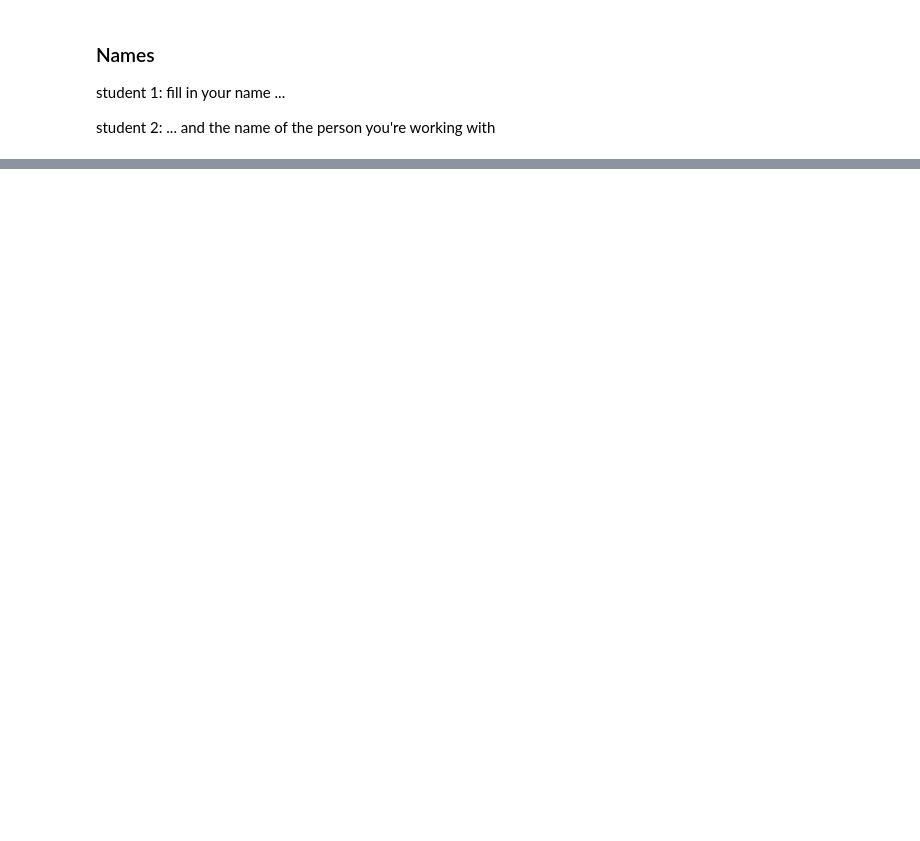
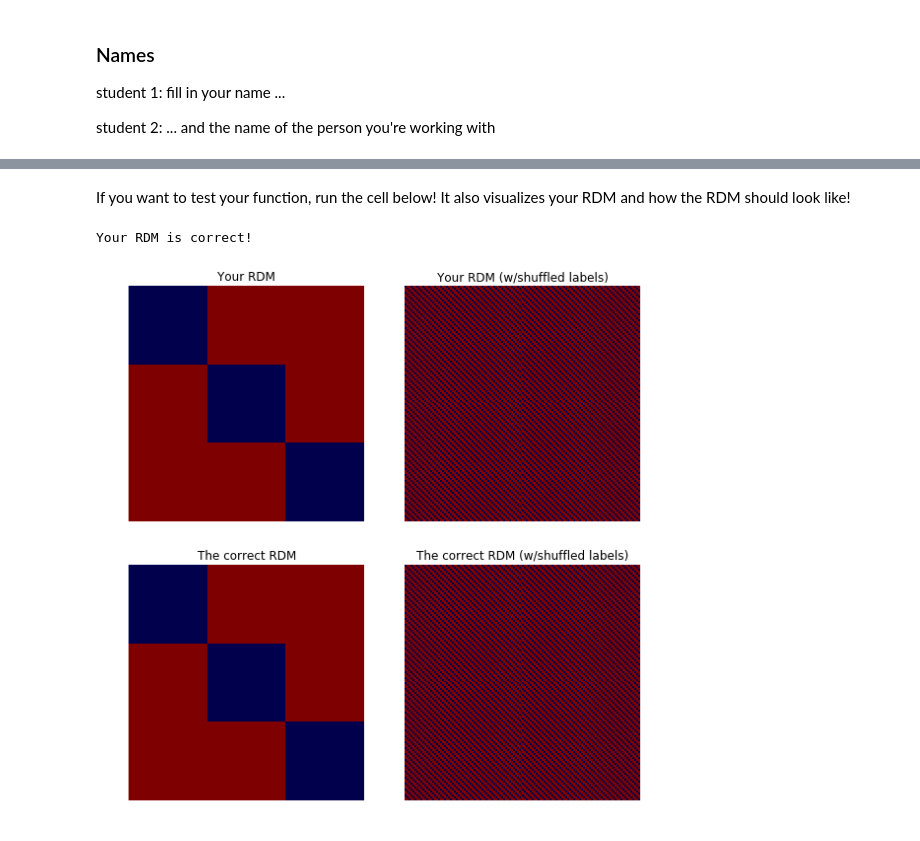
Before and after one commit to nagyistge/NeuroImg.PatternAnalysis, a Jupyter notebook: week_3/Week_3_notebook.ipynb, the cells around one changed output, grey strips where cells are left out. Saved outputs shown, nothing was run; the diff lists cells and outputs as text; code cells hidden in the pictures; blank space fills up the shorter version.

Commit message:
Update week3

```diff
--- a/week_3/Week_3_notebook.ipynb
+++ b/week_3/Week_3_notebook.ipynb
@@ -22,0 +105,5 @@ student 2: ... and the name of the person you're working with
+# %%
+labels = np.loadtxt('/home/lukas/PatternAnalysis/week_4/SharedStatesData/SELF/sub003/sample_labels.txt',
+                    dtype=str)
+labels = np.array(labels)
+print(labels)
@@ -22,0 +136,52 @@ student 2: ... and the name of the person you're working with
+# %%
+def make_conceptual_rdm(y):
+    rdm = np.vstack([y != y_tmp for y_tmp in y])
+    return rdm.astype(int)
+
+    # implement it here!
+# %% [markdown]
+If you want to test your function, run the cell below! It also visualizes your RDM and how the RDM should look like!
+# %%
+your_rdm = make_conceptual_rdm(labels)
+
+# First check whether it really contains numbers (0 for same, 1 for different conditions)
+assert(your_rdm.dtype != bool)
+
+solution_rdm = np.load('solution_rdm.npy')
+
+plt.figure(figsize=(8, 8))
+
+plt.subplot(2, 2, 1)
+plt.title('Your RDM')
+plt.imshow(your_rdm, cmap='seismic')
+plt.axis('off')
+plt.subplot(2, 2, 3)
+plt.title('The correct RDM')
+plt.imshow(solution_rdm, cmap='seismic')
+plt.axis('off')
+
+# Check whether it is truly the same as the correct RDM
+assert(np.sum(your_rdm == solution_rdm) == your_rdm.size)
+print('Your RDM is correct!')
+
+lab_shuf = [['actie', 'interoception', 'situation'] for i in range(40)]
+lab_shuf = np.array([item for sublist in lab_shuf for item in sublist])
+
+your_rdm_shuffled = make_conceptual_rdm(lab_shuf)
+plt.subplot(2, 2, 2)
+plt.title('Your RDM (w/shuffled labels)')
+plt.imshow(your_rdm_shuffled, cmap='seismic')
+plt.axis('off')
+
+np.save('solution_shuffled_rdm.npy', rdm_shuf)
+solution_shuffled_rdm = np.load('solution_shuffled_rdm.npy')
+
+plt.subplot(2, 2, 4)
+plt.title('The correct RDM (w/shuffled labels)')
+plt.imshow(solution_shuffled_rdm, cmap='seismic')
+plt.axis('off')
+plt.tight_layout()
+plt.show()
+# %% [output]
+Your RDM is correct!
+[figure, added]
```
Also changed, not shown: parts of 31 cells of this notebook, 3 other files.
